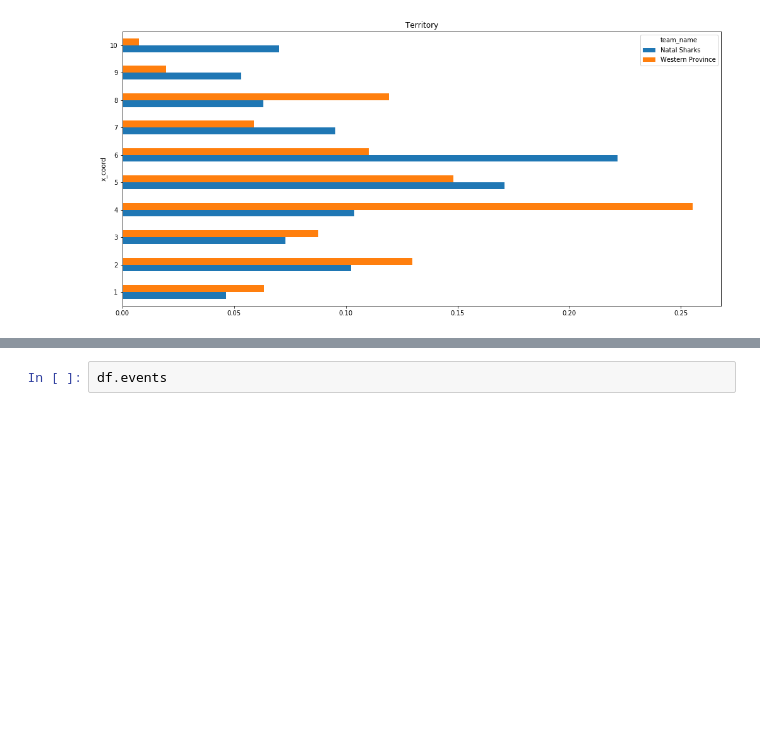
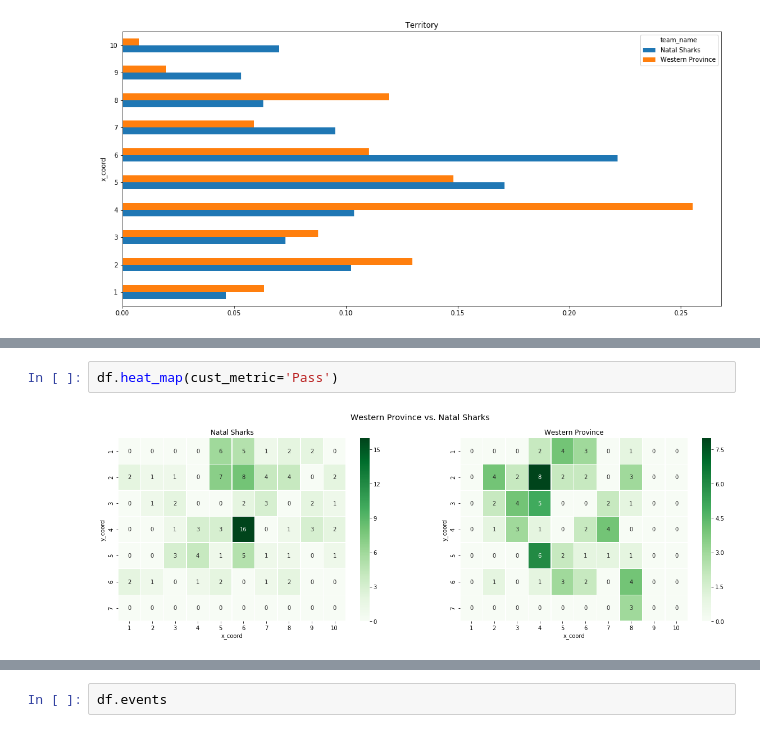
Before and after one commit to jlondal/pyrugga, a Jupyter notebook: jupyter/tuts/Getting Started.ipynb, the cells around one changed output, grey strips where cells are left out. Saved outputs shown, nothing was run; the diff lists cells and outputs as text; blank space fills up the shorter version.

```diff
--- a/jupyter/tuts/Getting Started.ipynb
+++ b/jupyter/tuts/Getting Started.ipynb
@@ -229,0 +232,4 @@ df.heat_map()
+# %%
+df.heat_map(cust_metric='Pass')
+# %% [output]
+[figure, added]
```
Also changed, not shown: parts of 6 cells of this notebook, 1 other file.
